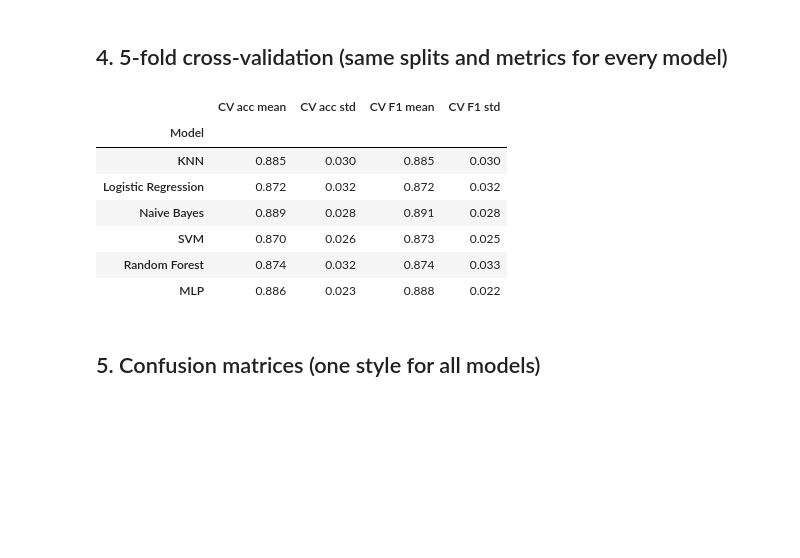
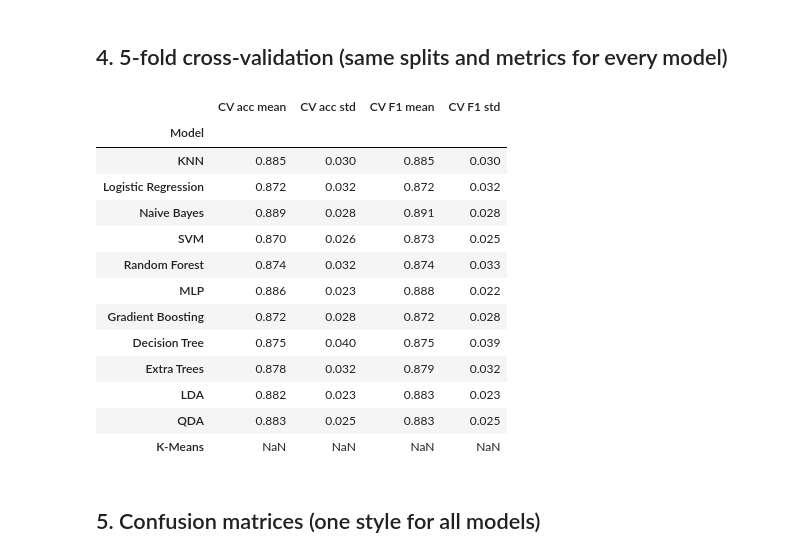
Before and after one commit to chandiracje/AIMAL_Project_Y2S1_G8.1_03, a Jupyter notebook: notebooks/Model_Comparison.ipynb, the cells around one changed output. Drawn from its saved outputs; the diff is of its cells as text; code cells hidden in the pictures; blank space fills up the shorter version.

```diff
--- a/notebooks/Model_Comparison.ipynb
+++ b/notebooks/Model_Comparison.ipynb
@@ -54,7 +56,14 @@ REGISTRY = {
     "SVM":                 ("svm_model.pkl",                 "pca",         "Untuned (default rbf)"),
     "Random Forest":       ("random_forest_model.pkl",       "rf_top10",    "Tuned"),
     "MLP":                 ("mlp_tuned.pkl",                 "pca",         "Tuned (PCA)"),
+    "Gradient Boosting":   ("gradient_boosting_model.pkl",   "pca",         "Tuned (PCA)"),
+    "Decision Tree":       ("decision_tree_model.pkl",       "pca",         "Tuned (PCA)"),
+    "Extra Trees":         ("extra_trees_model.pkl",         "anova_top10", "Tuned"),
+    "LDA":                 ("lda_model.pkl",                 "anova_top10", "Tuned"),
+    "QDA":                 ("qda_model.pkl",                 "anova_top10", "Tuned"),
+    "K-Means":             ("kmeans_model.pkl",              "anova_top10", "Tuned (unsupervised)"),
 }
+UNSUPERVISED = {"K-Means"}   # saved as {"model": KMeans, "mapping": {cluster: stress level}}
 # %% [markdown]
 ## 2. Load data and saved models (with sanity checks)
 # %%
@@ -80,9 +89,20 @@ pca          train=(880, 3)  test=(220, 3)  features=2
 
 All feature sets share the same test rows. n_test = 220
 # %%
+class ClusterClassifier:
+    # wraps a fitted KMeans and its cluster -> stress level mapping so it behaves like a classifier
+    def __init__(self, km, mapping):
+        self.km, self.mapping = km, mapping
+        self.n_features_in_ = km.n_features_in_
+        self.feature_names_in_ = getattr(km, "feature_names_in_", None)
+    def predict(self, X):
+        return np.array([self.mapping[c] for c in self.km.predict(X)])
+
 models = {}
 for name, (pkl, fs, version) in REGISTRY.items():
     m = joblib.load(MODELS / pkl)
+    if isinstance(m, dict) and "model" in m:                  # K-Means file
+        m = ClusterClassifier(m["model"], m["mapping"])
     cols = data[fs]["cols"]
 
     n_in = getattr(m, "n_features_in_", None)
@@ -147,30 +179,40 @@ results.to_csv(OUT / "model_comparison_results.csv")
 # %%
 cv = StratifiedKFold(n_splits=5, shuffle=True, random_state=SEED)
 
 cv_rows = []
 for name, (pkl, fs, version) in REGISTRY.items():
+    if name in UNSUPERVISED:          # no CV accuracy for an unsupervised model
+        cv_rows.append({"Model": name, "CV acc mean": np.nan, "CV acc std": np.nan,
+                        "CV F1 mean": np.nan, "CV F1 std": np.nan})
+        continue
     d = data[fs]
     r = cross_validate(clone(models[name]), d["X_train"], d["y_train"], cv=cv,
                        scoring=["accuracy", "f1_macro"], n_jobs=-1)
     cv_rows.append({"Model": name,
                     "CV acc mean": r["test_accuracy"].mean(), "CV acc std": r["test_accuracy"].std(),
                     "CV F1 mean": r["test_f1_macro"].mean(),  "CV F1 std": r["test_f1_macro"].std()})
 
 cv_df = pd.DataFrame(cv_rows).set_index("Model")
 display(cv_df.round(3))
 cv_df.to_csv(OUT / "model_comparison_cv.csv")
 
 # NOTE: features were selected on the full training set before this CV, so these CV scores
 # can be slightly optimistic. State this as a limitation in the report.
 # %% [output]
 |  | CV acc mean | CV acc std | CV F1 mean | CV F1 std |
 | Model |  |  |  |  |
 | KNN | 0.885 | 0.030 | 0.885 | 0.030 |
 | Logistic Regression | 0.872 | 0.032 | 0.872 | 0.032 |
 | Naive Bayes | 0.889 | 0.028 | 0.891 | 0.028 |
 | SVM | 0.870 | 0.026 | 0.873 | 0.025 |
 | Random Forest | 0.874 | 0.032 | 0.874 | 0.033 |
 | MLP | 0.886 | 0.023 | 0.888 | 0.022 |
+| Gradient Boosting | 0.872 | 0.028 | 0.872 | 0.028 |
+| Decision Tree | 0.875 | 0.040 | 0.875 | 0.039 |
+| Extra Trees | 0.878 | 0.032 | 0.879 | 0.032 |
+| LDA | 0.882 | 0.023 | 0.883 | 0.023 |
+| QDA | 0.883 | 0.025 | 0.883 | 0.025 |
+| K-Means | NaN | NaN | NaN | NaN |
 # %% [markdown]
 ## 5. Confusion matrices (one style for all models)
 # %%
```
Also changed, not shown: parts of 8 cells of this notebook, 8 other files.
